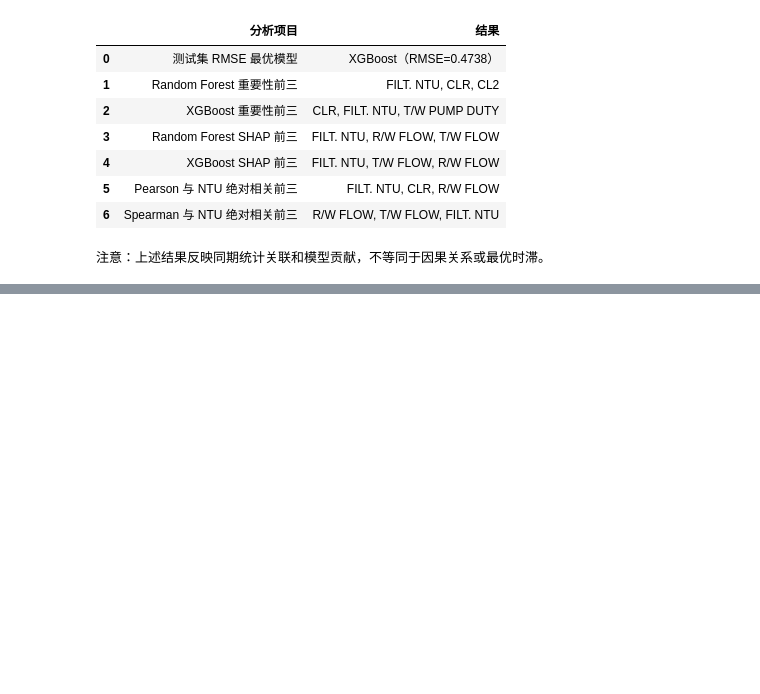
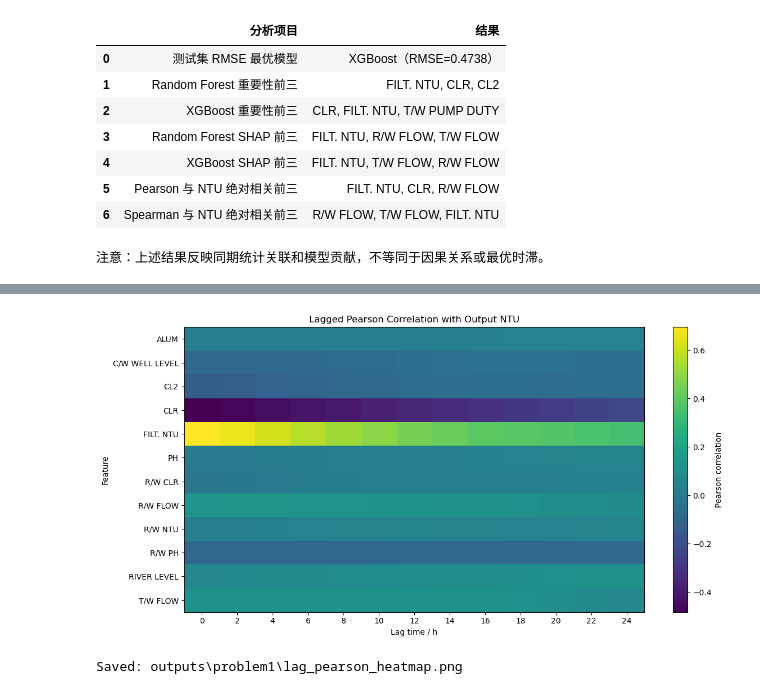
Before and after one commit to Azdmjiny/2026-Asia-Pasific-cup, a Jupyter notebook: codes/p1.ipynb, the cells around one changed output, grey strips where cells are left out. Saved outputs shown, nothing was run; the diff lists cells and outputs as text; code cells hidden in the pictures; blank space fills up the shorter version.

```diff
--- a/codes/p1.ipynb
+++ b/codes/p1.ipynb
@@ -744,0 +1072,35 @@ print("注意：上述结果反映同期统计关联和模型贡献，不等同
+# %%
+heatmap_data = lag_corr_df.pivot(
+    index="feature",
+    columns="lag_hours",
+    values="pearson_corr"
+)
+
+plt.figure(figsize=(12, 6))
+plt.imshow(heatmap_data, aspect="auto")
+plt.colorbar(label="Pearson correlation")
+
+plt.xticks(
+    ticks=np.arange(len(heatmap_data.columns)),
+    labels=heatmap_data.columns
+)
+
+plt.yticks(
+    ticks=np.arange(len(heatmap_data.index)),
+    labels=heatmap_data.index
+)
+
+plt.xlabel("Lag time / h")
+plt.ylabel("Feature")
+plt.title("Lagged Pearson Correlation with Output NTU")
+
+plt.tight_layout()
+
+heatmap_path = OUTPUT_DIR / "lag_pearson_heatmap.png"
+plt.savefig(heatmap_path, dpi=300)
+plt.show()
+
+print("Saved:", heatmap_path)
+# %% [output]
+[figure, added]
+Saved: outputs\problem1\lag_pearson_heatmap.png
```
Also changed, not shown: parts of 8 cells of this notebook.
